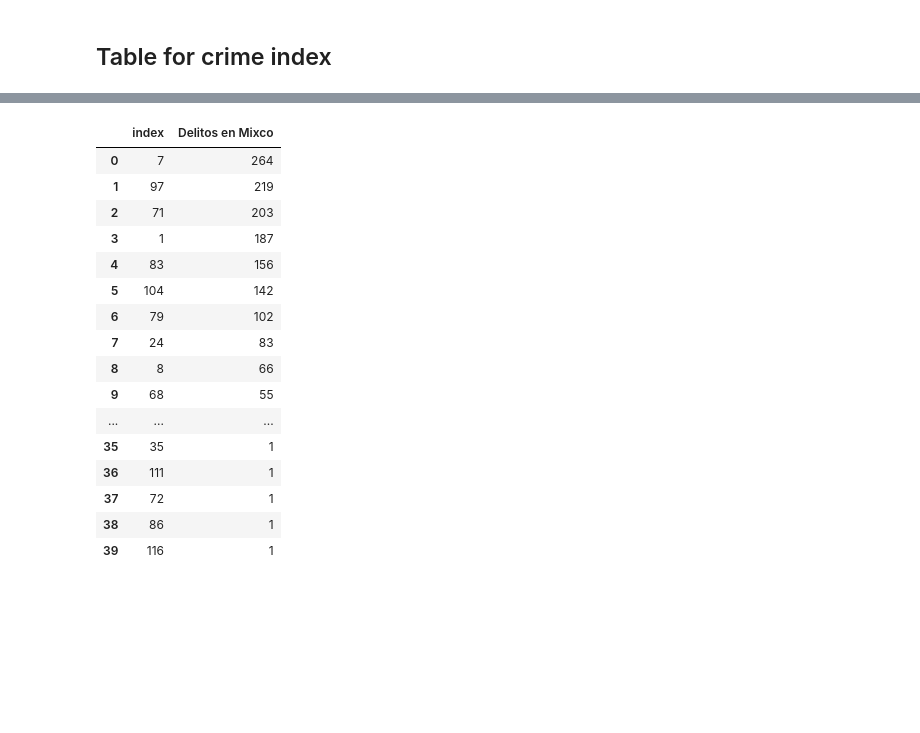
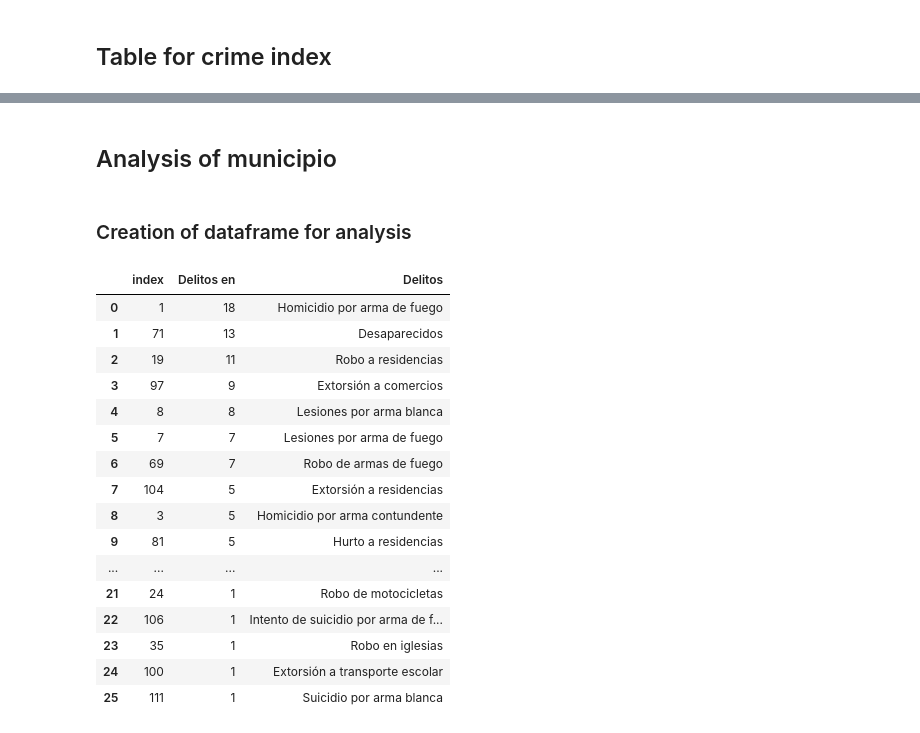
Before and after one commit to nathsmo/Victimas_PNC_2017, a Jupyter notebook: Procesamiento2.ipynb, the cells around one changed output, grey strips where cells are left out. Saved outputs shown, nothing was run; the diff lists cells and outputs as text; code cells hidden in the pictures; blank space fills up the shorter version.

Commit message:
Update de municipios

```diff
--- a/Procesamiento2.ipynb
+++ b/Procesamiento2.ipynb
@@ -330,23 +256,0 @@ df_outer.dropna()
-# %%
-mixco = ciudad.loc[ciudad.muni ==108]
-mixco_delito_Count_Table = mixco.delito.value_counts()
-del_com = mixco_delito_Count_Table.reset_index(name='Delitos en Mixco')
-del_com
-# %% [output]
-|  | index | Delitos en Mixco |
-| 0 | 7 | 264 |
-| 1 | 97 | 219 |
-| 2 | 71 | 203 |
-| 3 | 1 | 187 |
-| 4 | 83 | 156 |
-| 5 | 104 | 142 |
-| 6 | 79 | 102 |
-| 7 | 24 | 83 |
-| 8 | 8 | 66 |
-| 9 | 68 | 55 |
-| ... | ... | ... |
-| 35 | 35 | 1 |
-| 36 | 111 | 1 |
-| 37 | 72 | 1 |
-| 38 | 86 | 1 |
-| 39 | 116 | 1 |
@@ -360,0 +257,33 @@ del_com
+# %% [markdown]
+## Analysis of municipio
+# %% [markdown]
+### Creation of dataframe for analysis
+# %%
+# Create DataFrame
+
+descrip = pd.DataFrame(data)
+ciudad = df.loc[df.dept ==1]
+muni = ciudad.loc[ciudad.muni ==113]
+delito_Count_Table = muni.delito.value_counts()
+del_com = delito_Count_Table.reset_index(name='Delitos en ')
+union_tables = pd.merge(del_com, descrip, on='index', how='inner')
+# %%
+union_tables
+# %% [output]
+|  | index | Delitos en | Delitos |
+| 0 | 1 | 18 | Homicidio por arma de fuego |
+| 1 | 71 | 13 | Desaparecidos |
+| 2 | 19 | 11 | Robo a residencias |
+| 3 | 97 | 9 | Extorsión a comercios |
+| 4 | 8 | 8 | Lesiones por arma blanca |
+| 5 | 7 | 7 | Lesiones por arma de fuego |
+| 6 | 69 | 7 | Robo de armas de fuego |
+| 7 | 104 | 5 | Extorsión a residencias |
+| 8 | 3 | 5 | Homicidio por arma contundente |
+| 9 | 81 | 5 | Hurto a residencias |
+| ... | ... | ... | ... |
+| 21 | 24 | 1 | Robo de motocicletas |
+| 22 | 106 | 1 | Intento de suicidio por arma de f... |
+| 23 | 35 | 1 | Robo en iglesias |
+| 24 | 100 | 1 | Extorsión a transporte escolar |
+| 25 | 111 | 1 | Suicidio por arma blanca |
```
Also changed, not shown: parts of 29 cells of this notebook.
